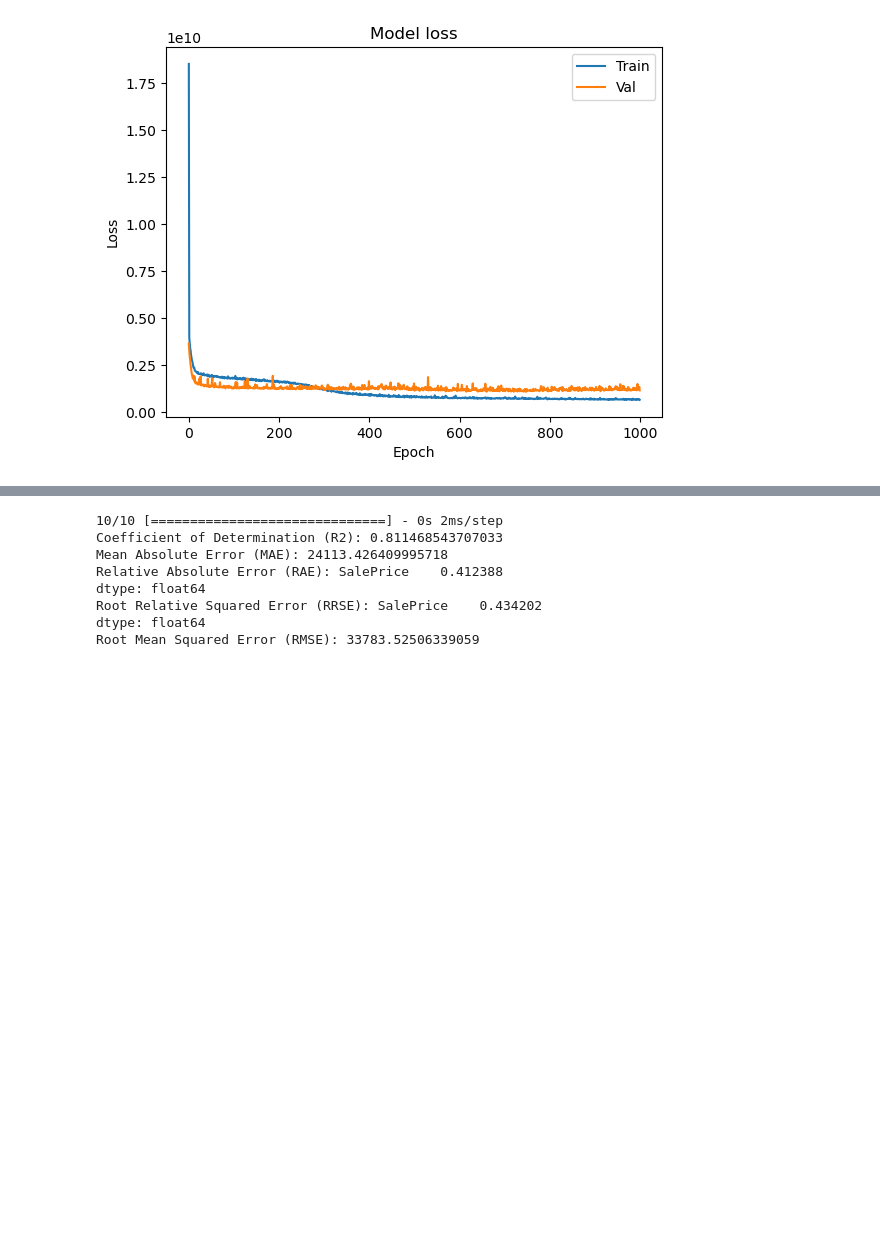
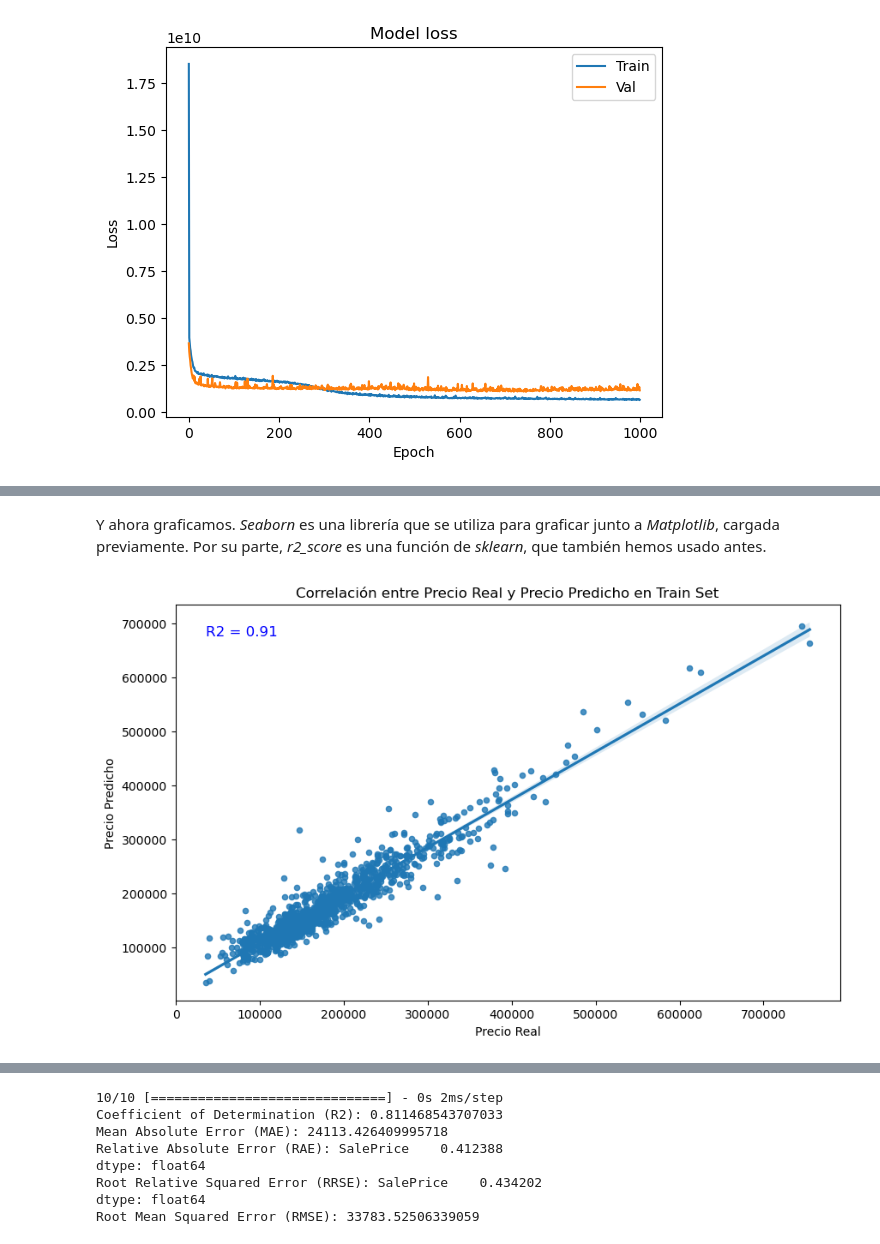
Before and after one commit to jrojasquiroz/hppAI, a Jupyter notebook: Redes neutornales.ipynb, the cells around one changed output, grey strips where cells are left out. Saved outputs shown, nothing was run; the diff lists cells and outputs as text; code cells hidden in the pictures; blank space fills up the shorter version.

```diff
--- a/Redes neutornales.ipynb
+++ b/Redes neutornales.ipynb
@@ -351,0 +319,6 @@ model.evaluate(X_test, Y_test)
+# %%
+# Obtener las predicciones en el conjunto de entrenamiento
+y_train_pred = model.predict(X_train)
+
+# Crear un DataFrame para facilitar la visualización
+df_predictions = pd.DataFrame({'Real': Y_train['SalePrice'], 'Predicho': y_train_pred.flatten()})
@@ -351,0 +327,19 @@ model.evaluate(X_test, Y_test)
+# %% [markdown]
+Y ahora graficamos. *Seaborn* es una librería que se utiliza para graficar junto a *Matplotlib*, cargada previamente. Por su parte, *r2_score* es una función de *sklearn*, que también hemos usado antes.
+# %%
+import seaborn as sns
+from sklearn.metrics import r2_score
+
+# Calcular el coeficiente de determinación (R2)
+r2_value = r2_score(df_predictions['Real'], df_predictions['Predicho'])
+
+# Crear un gráfico de dispersión (scatter plot) con línea de regresión
+plt.figure(figsize=(10, 6))
+sns.regplot(x='Real', y='Predicho', data=df_predictions, scatter_kws={'s': 20})
+plt.title('Correlación entre Precio Real y Precio Predicho en Train Set')
+plt.xlabel('Precio Real')
+plt.ylabel('Precio Predicho')
+plt.text(df_predictions['Real'].min(), df_predictions['Predicho'].max(), f'R2 = {r2_value:.2f}', ha='left', va='top', fontsize=12, color='blue')
+plt.show()
+# %% [output]
+[figure, added]
```
Also changed, not shown: parts of 11 cells of this notebook.
